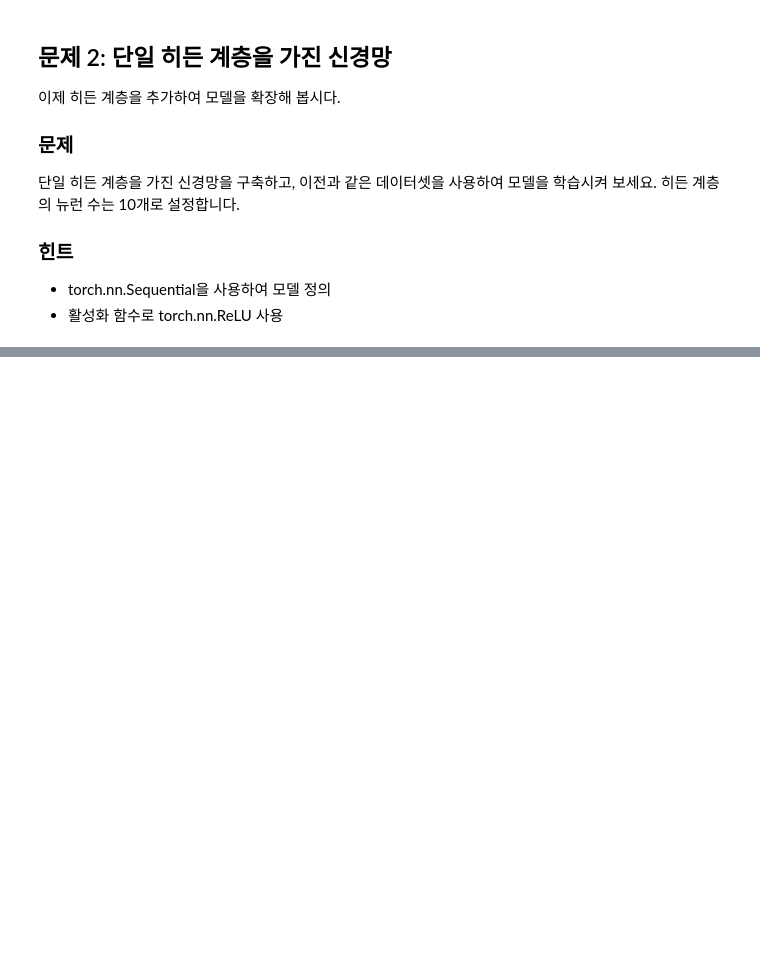
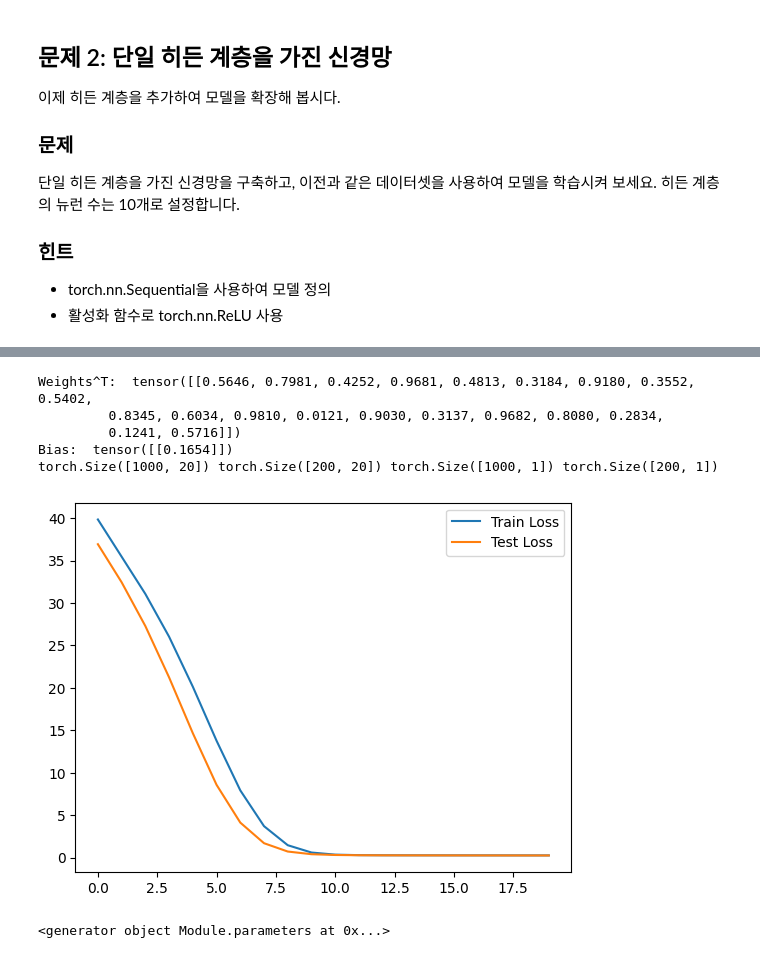
Before and after one commit to jskDr/torchlab, a Jupyter notebook: notebooks/pytorch/torch_prob_04.ipynb, the cells around one changed output, grey strips where cells are left out. Saved outputs shown, nothing was run; the diff lists cells and outputs as text; code cells hidden in the pictures; blank space fills up the shorter version.

```diff
--- a/notebooks/pytorch/torch_prob_04.ipynb
+++ b/notebooks/pytorch/torch_prob_04.ipynb
@@ -109,0 +76,70 @@ class MyModel(nn.Module):
+# %%
+import torch
+from torch import nn
+import matplotlib.pyplot as plt
+
+device = "cuda" if torch.cuda.is_available() else "cpu"
+
+N1, N2, D = 1000, 200, 20
+
+wo = torch.rand(D,1)
+bo = torch.rand(1,1)
+print("Weights^T: ", wo.T)
+print("Bias: ", bo)
+
+X1 = torch.rand(N1, D)
+X2 = torch.rand(N2, D)
+y1 = torch.matmul(X1, wo) + bo
+y2 = torch.matmul(X2, wo) + bo
+print(X1.shape, X2.shape, y1.shape, y2.shape)
+
+class MyModel(nn.Module):
+    def __init__(self, D, H=10):
+        super().__init__()
+        self.net = nn.Sequential(
+            nn.Linear(D, H),
+            nn.ReLU(),
+            nn.Linear(H,1)
+        )
+    def forward(self, x):
+        return self.net(x)
+
+model = MyModel(D).to(device)
+X1 = X1.to(device)
+X2 = X2.to(device)
+y1 = y1.to(device)
+y2 = y2.to(device)
+
+optimizer = torch.optim.SGD(model.parameters(), lr=0.01)
+loss_fn = nn.MSELoss()
+
+Epochs = 20
+loss1_l = []
+loss2_l = []
+for ep in range(Epochs):
+    yp1 = model(X1)
+    loss1 = loss_fn(yp1, y1)
+    loss1_l.append(loss1)
+    loss1.backward()
+    optimizer.step()
+    optimizer.zero_grad()
+
+    with torch.no_grad():
+        yp2 = model(X2)
+        loss2 = loss_fn(yp2, y2)
+        loss2_l.append(loss2)
+
+loss1_l = [x.item() for x in loss1_l]
+loss2_l = [x.item() for x in loss2_l]
+plt.plot(loss1_l, label = "Train Loss")
+plt.plot(loss2_l, label = "Test Loss")
+plt.legend()
+plt.show()
+# %% [output]
+Weights^T:  tensor([[0.5646, 0.7981, 0.4252, 0.9681, 0.4813, 0.3184, 0.9180, 0.3552, 0.5402,
+         0.8345, 0.6034, 0.9810, 0.0121, 0.9030, 0.3137, 0.9682, 0.8080, 0.2834,
+         0.1241, 0.5716]])
+Bias:  tensor([[0.1654]])
+torch.Size([1000, 20]) torch.Size([200, 20]) torch.Size([1000, 1]) torch.Size([200, 1])
+[figure, added]
+<generator object Module.parameters at 0x...>
```
Also changed, not shown: parts of 3 cells of this notebook.
